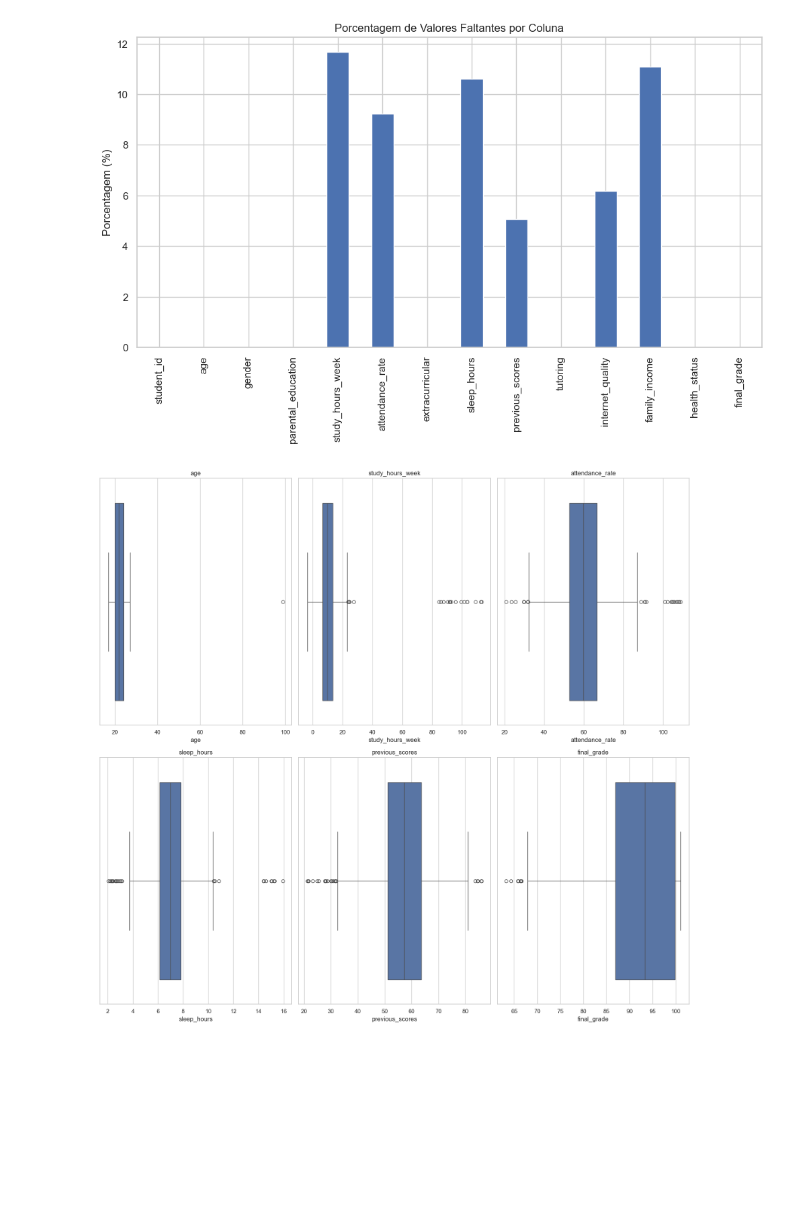
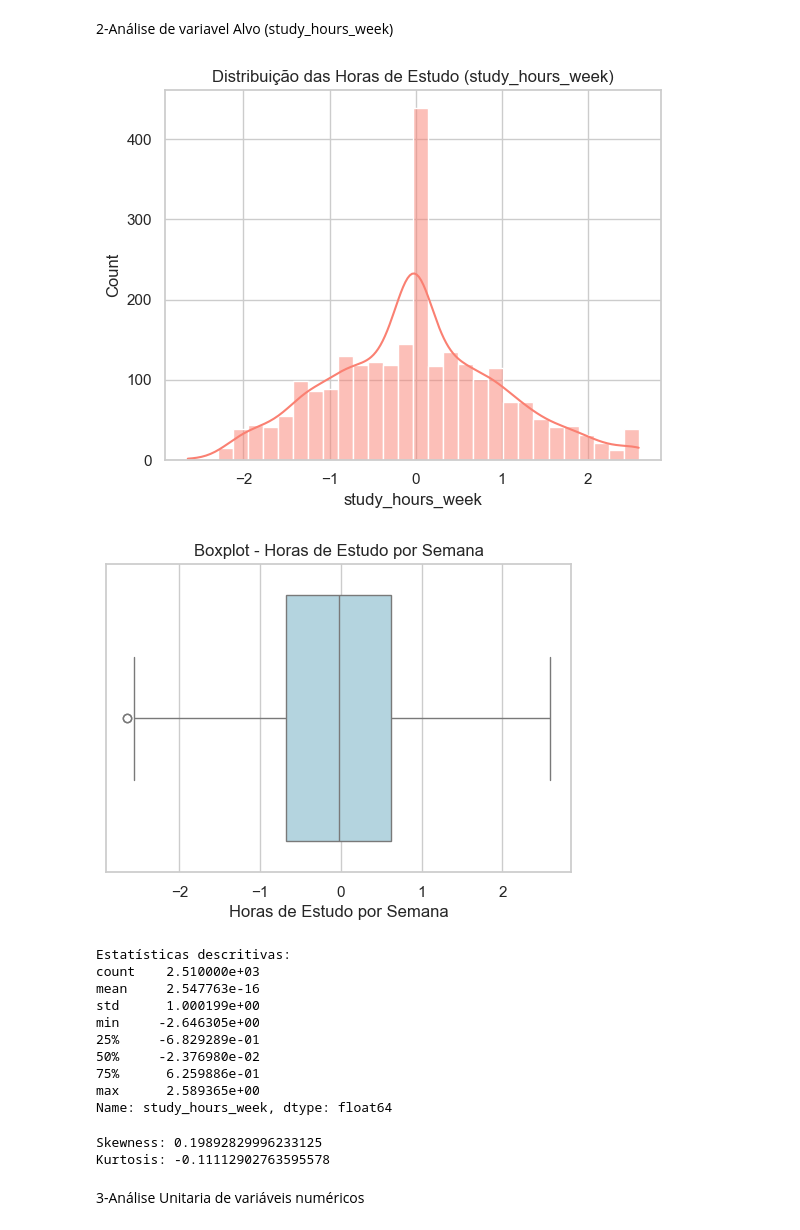
Before and after one commit to abacacxi/machine_learn, a Jupyter notebook: 01.ipynb, the cells around one changed output. Saved outputs shown, nothing was run; the diff lists cells and outputs as text; code cells hidden in the pictures; blank space fills up the shorter version.

```diff
--- a/01.ipynb
+++ b/01.ipynb
@@ -100,23 +91,46 @@ dtype: float64
+# %% [markdown]
+2-Análise de variavel Alvo (study_hours_week)
 # %%
-plt.figure(figsize=(12,6))
-missing_percentage.plot(kind='bar')
-plt.title("Porcentagem de Valores Faltantes por Coluna")
-plt.ylabel("Porcentagem (%)")
+# analise de variavel alvo
+df['study_hours_week'].describe()
+
+# verificar distribuição da variavel alvo
+sns.histplot(df['study_hours_week'], bins=30, kde=True, color='salmon')
+plt.title('Distribuição das Horas de Estudo (study_hours_week)')
 plt.show()
 # %% [output]
-[figure, old version]
+[figure, new version]
 # %%
-num_cols = df.select_dtypes(include=['int64', 'float64']).columns
-
-plt.figure(figsize=(16, 5 * ((len(num_cols) // 3) + 1)))
-
-for i, col in enumerate(num_cols, 1):
-    plt.subplot((len(num_cols) - 1) // 3 + 1, 3, i)
-    sns.boxplot(data=df, x=col)
-    plt.title(col)
-
-plt.tight_layout()
+# Boxplot
+plt.figure(figsize=(6,4))
+sns.boxplot(x=df['study_hours_week'], color='lightblue')
+plt.title('Boxplot - Horas de Estudo por Semana')
+plt.xlabel('Horas de Estudo por Semana')
 plt.show()
 # %% [output]
-[figure, old version]
+[figure, new version]
+# %%
+# Estatísticas descritivas
+print("Estatísticas descritivas:")
+print(df['study_hours_week'].describe())
+# %% [output]
+Estatísticas descritivas:
+count    2.510000e+03
+mean     2.547763e-16
+std      1.000199e+00
+min     -2.646305e+00
+25%     -6.829289e-01
+50%     -2.376980e-02
+75%      6.259886e-01
+max      2.589365e+00
+Name: study_hours_week, dtype: float64
+# %%
+# Assimetria e curtose
+print("\nSkewness:", df['study_hours_week'].skew())
+print("Kurtosis:", df['study_hours_week'].kurt())
+# %% [output]
+Skewness: 0.19892829996233125
+Kurtosis: -0.11112902763595578
+# %% [markdown]
+3-Análise Unitaria de variáveis numéricos
 # %%
```
Also changed, not shown: parts of 34 cells of this notebook, 3 other files.
